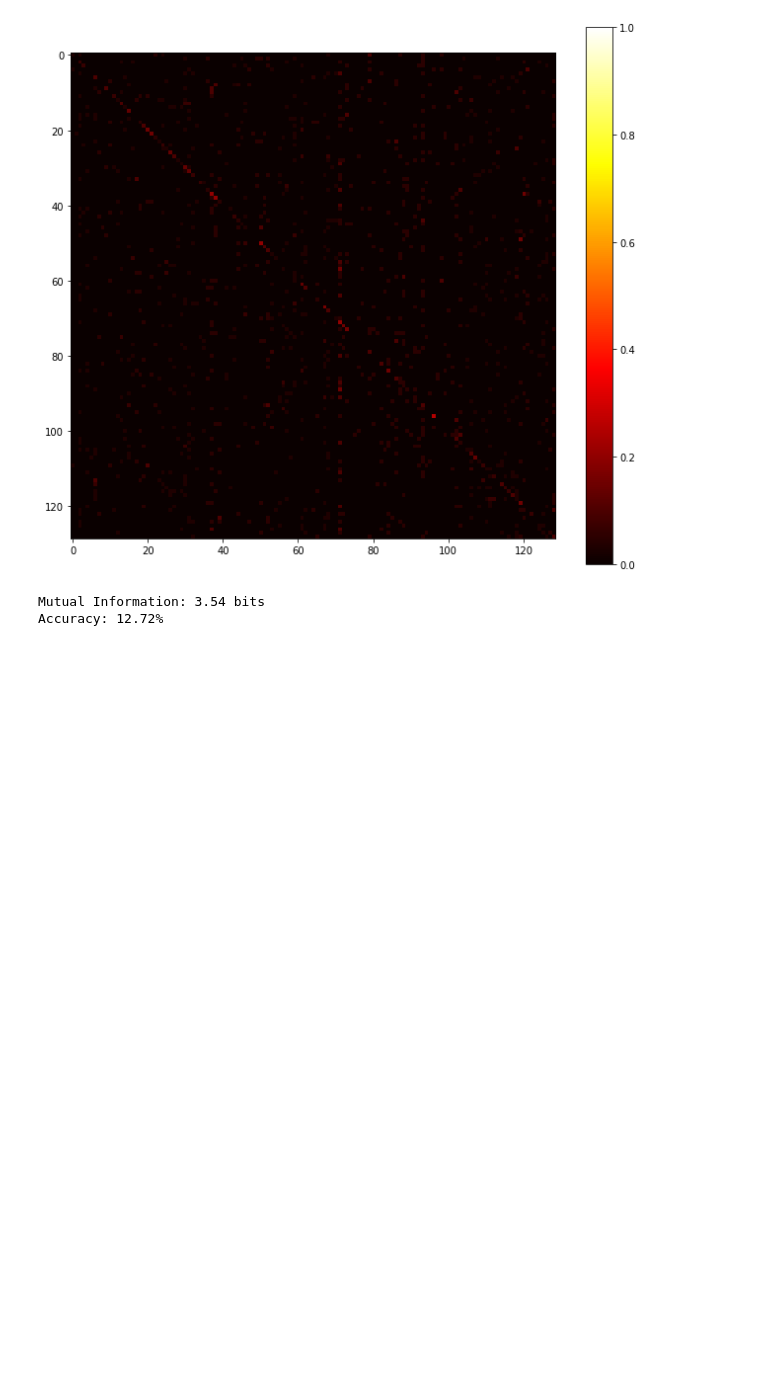
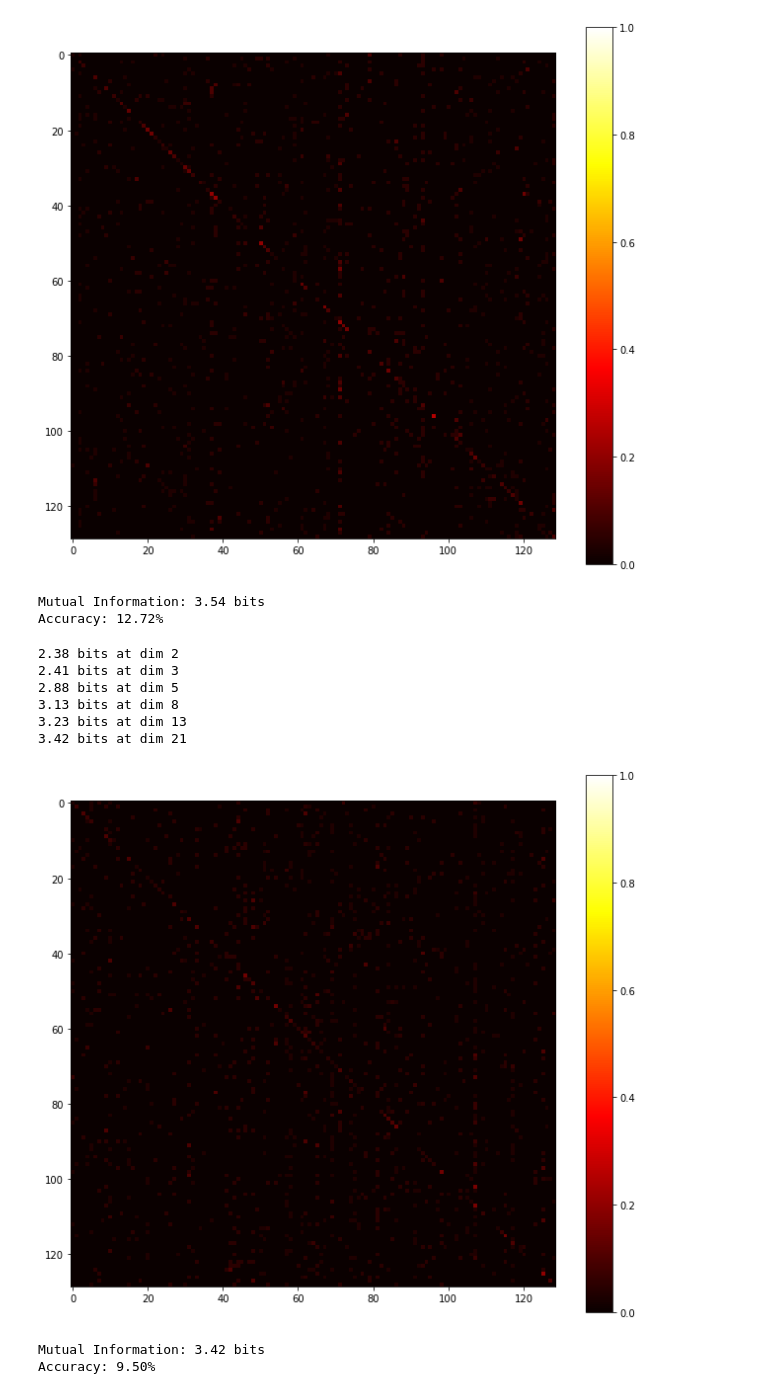
Before and after one commit to kevinyu/furry-guacamole, a Jupyter notebook: notebooks/Dimensionality.ipynb, the cells around one changed output. Drawn from its saved outputs; the diff is of its cells as text; code cells hidden in the pictures; blank space fills up the shorter version.

Commit message:
Add script to compute mutual information in various dimensionality reductions

```diff
--- a/notebooks/Dimensionality.ipynb
+++ b/notebooks/Dimensionality.ipynb
@@ -81,3 +81,27 @@ print "Accuracy: {:.2f}%".format(confusion.accuracy(conf) * 100)
 [figure]
 Mutual Information: 3.54 bits
 Accuracy: 12.72%
+# %%
+for dim in DIMS:
+    unit_table["shuffled_label"] = unit_table["stim"].sample(frac=1).tolist()
+    conf = decode_after_pca(unit_table, template_column="shuffled_label", ndim=dim)
+    mutual_information = confusion.mutual_information(conf)
+    print "{:.2f} bits at dim {}".format(mutual_information, dim)
+# %% [output]
+2.38 bits at dim 2
+2.41 bits at dim 3
+2.88 bits at dim 5
+3.13 bits at dim 8
+3.23 bits at dim 13
+3.42 bits at dim 21
+# %%
+plt.figure(figsize=(11, 10))
+plt.imshow(conf, vmin=0.0, vmax=1.0, cmap="hot")
+plt.colorbar()
+plt.show()
+print "Mutual Information: {:.2f} bits".format(confusion.mutual_information(conf))
+print "Accuracy: {:.2f}%".format(confusion.accuracy(conf) * 100)
+# %% [output]
+[figure, added]
+Mutual Information: 3.42 bits
+Accuracy: 9.50%
```
Also changed, not shown: 2 other files.
